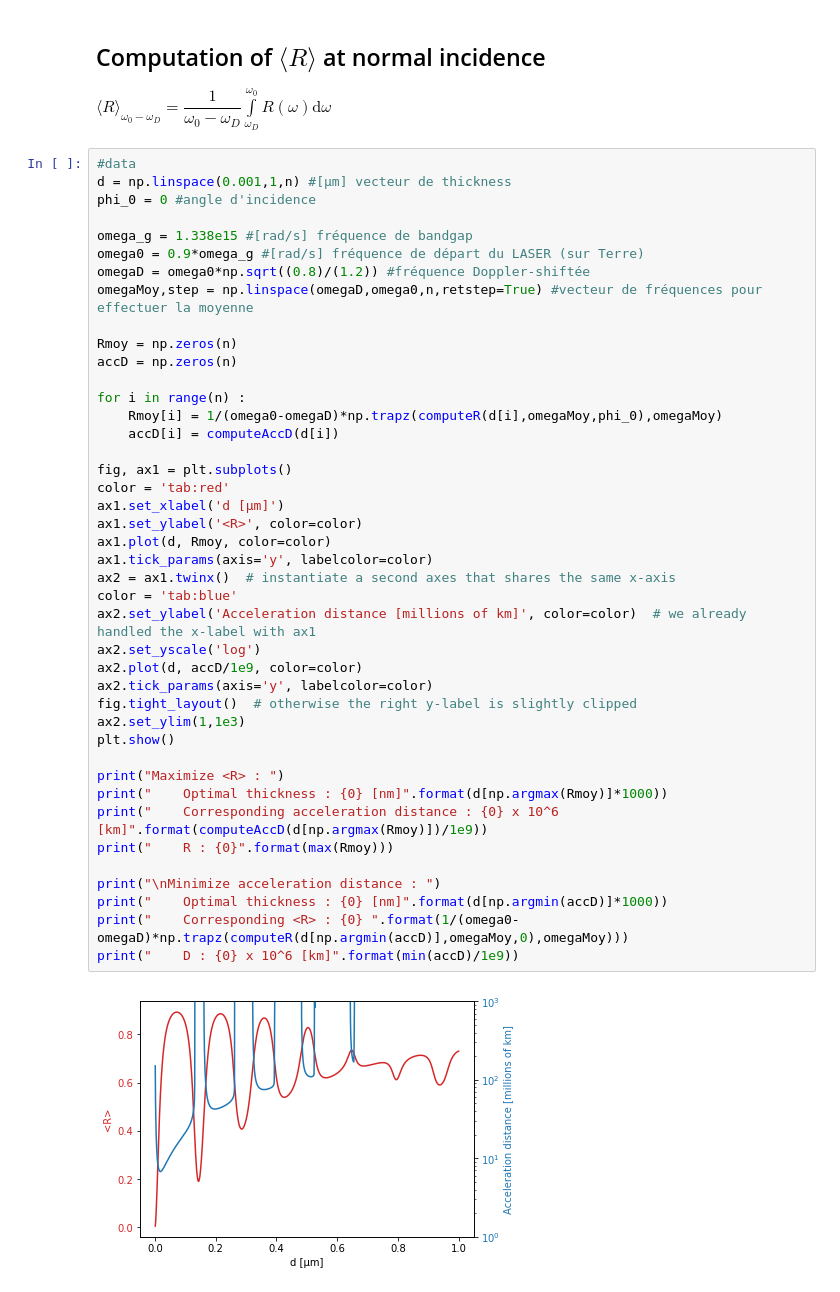
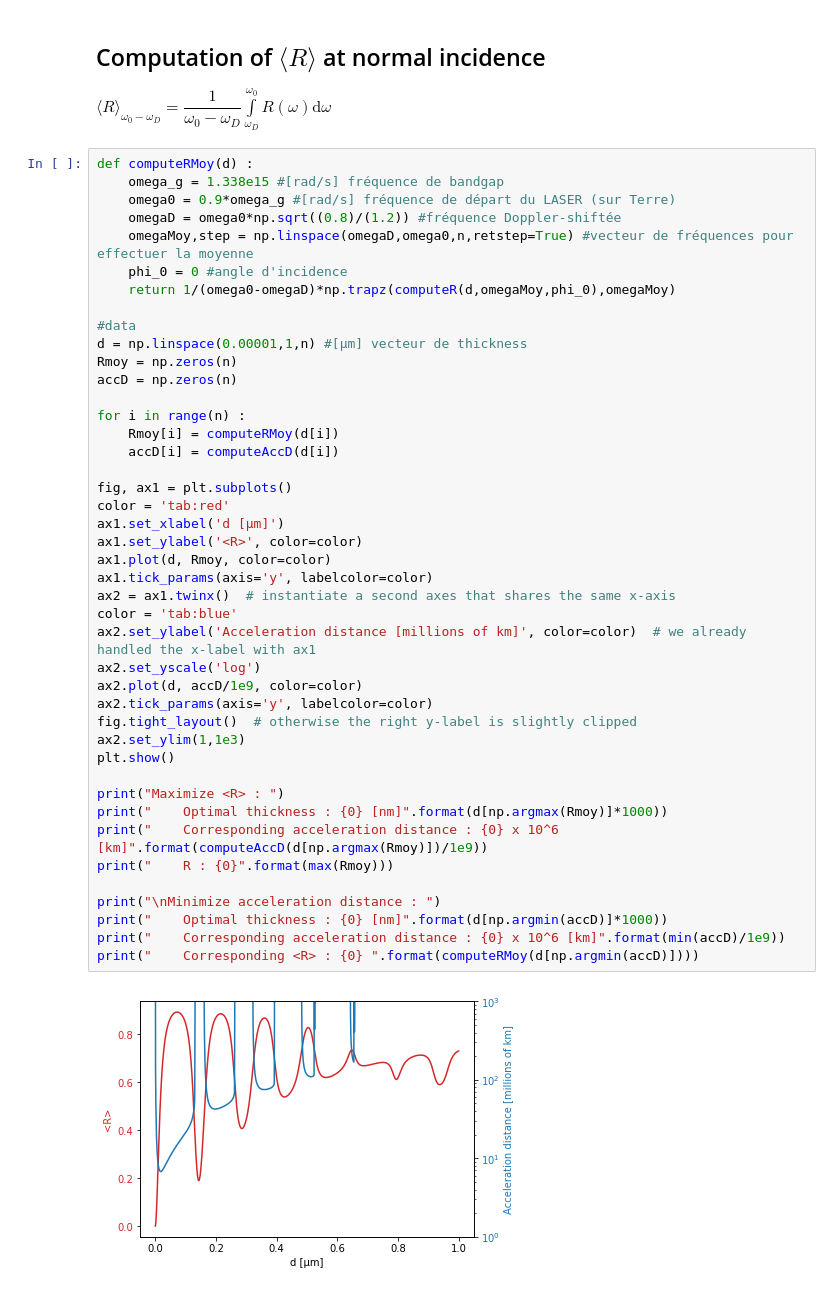
Before and after one commit to idommisse/lmapr2001, a Jupyter notebook: BLOCK2_2.ipynb, the cells around one changed output. Saved outputs shown, nothing was run; the diff lists cells and outputs as text.

```diff
--- a/BLOCK2_2.ipynb
+++ b/BLOCK2_2.ipynb
@@ -474,47 +474,48 @@ The thickness of the sail enters in the computation of the reflectivity.
 
 $\langle R\rangle_{\omega_0-\omega_D} = \dfrac{1}{\omega_0-\omega_D}\int\limits_{\omega_D}^{\omega_0}R(\omega)\text{d}\omega$
 # %%
+def computeRMoy(d) :
+    omega_g = 1.338e15 #[rad/s] fréquence de bandgap
+    omega0 = 0.9*omega_g #[rad/s] fréquence de départ du LASER (sur Terre)
+    omegaD = omega0*np.sqrt((0.8)/(1.2)) #fréquence Doppler-shiftée
+    omegaMoy,step = np.linspace(omegaD,omega0,n,retstep=True) #vecteur de fréquences pour effectuer la moyenne
+    phi_0 = 0 #angle d'incidence
+    return 1/(omega0-omegaD)*np.trapz(computeR(d,omegaMoy,phi_0),omegaMoy)
+
 #data
-d = np.linspace(0.001,1,n) #[µm] vecteur de thickness
-phi_0 = 0 #angle d'incidence
-
-omega_g = 1.338e15 #[rad/s] fréquence de bandgap
-omega0 = 0.9*omega_g #[rad/s] fréquence de départ du LASER (sur Terre)
-omegaD = omega0*np.sqrt((0.8)/(1.2)) #fréquence Doppler-shiftée
-omegaMoy,step = np.linspace(omegaD,omega0,n,retstep=True) #vecteur de fréquences pour effectuer la moyenne
-
+d = np.linspace(0.00001,1,n) #[µm] vecteur de thickness
 Rmoy = np.zeros(n)
 accD = np.zeros(n)
 
 for i in range(n) :
-    Rmoy[i] = 1/(omega0-omegaD)*np.trapz(computeR(d[i],omegaMoy,phi_0),omegaMoy)
+    Rmoy[i] = computeRMoy(d[i])
     accD[i] = computeAccD(d[i])
 
 fig, ax1 = plt.subplots()
 color = 'tab:red'
 ax1.set_xlabel('d [µm]')
 ax1.set_ylabel('<R>', color=color)
 ax1.plot(d, Rmoy, color=color)
 ax1.tick_params(axis='y', labelcolor=color)
 ax2 = ax1.twinx()  # instantiate a second axes that shares the same x-axis
 color = 'tab:blue'
 ax2.set_ylabel('Acceleration distance [millions of km]', color=color)  # we already handled the x-label with ax1
 ax2.set_yscale('log')
 ax2.plot(d, accD/1e9, color=color)
 ax2.tick_params(axis='y', labelcolor=color)
 fig.tight_layout()  # otherwise the right y-label is slightly clipped
 ax2.set_ylim(1,1e3)
 plt.show()
 
 print("Maximize <R> : ")
 print("    Optimal thickness : {0} [nm]".format(d[np.argmax(Rmoy)]*1000))
 print("    Corresponding acceleration distance : {0} x 10^6 [km]".format(computeAccD(d[np.argmax(Rmoy)])/1e9))
 print("    R : {0}".format(max(Rmoy)))
 
 print("\nMinimize acceleration distance : ")
 print("    Optimal thickness : {0} [nm]".format(d[np.argmin(accD)]*1000))
-print("    Corresponding <R> : {0} ".format(1/(omega0-omegaD)*np.trapz(computeR(d[np.argmin(accD)],omegaMoy,0),omegaMoy)))
-print("    D : {0} x 10^6 [km]".format(min(accD)/1e9))
+print("    Corresponding acceleration distance : {0} x 10^6 [km]".format(min(accD)/1e9))
+print("    Corresponding <R> : {0} ".format(computeRMoy(d[np.argmin(accD)])))
 # %% [output]
-[figure, old version]
+[figure, new version]
 Maximize <R> :
```
Also changed, not shown: parts of 1 cell of this notebook.
